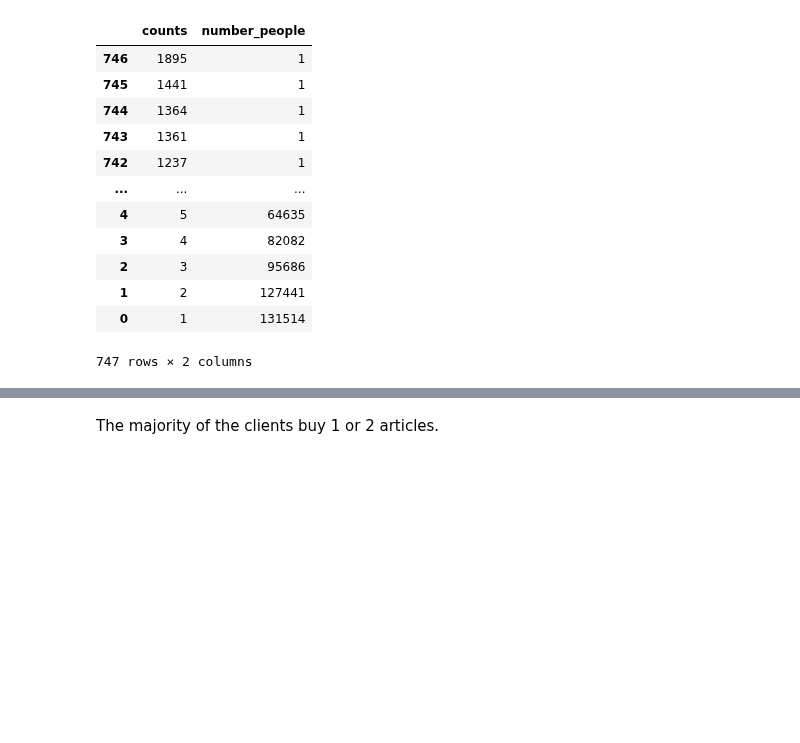
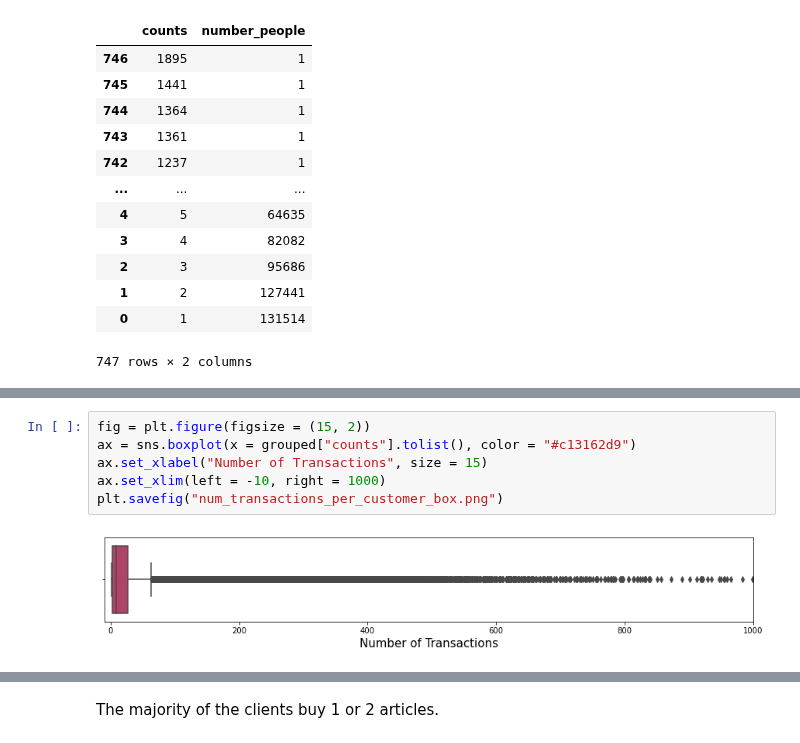
Before and after one commit to msmillan7/Kaggle_Competition-HM_Recommender_System, a Jupyter notebook: 00_EDA.ipynb, the cells around one changed output, grey strips where cells are left out. Saved outputs shown, nothing was run; the diff lists cells and outputs as text; blank space fills up the shorter version.

```diff
--- a/00_EDA.ipynb
+++ b/00_EDA.ipynb
@@ -446,3 +539,11 @@ articles_purchased
+# %%
+fig = plt.figure(figsize = (15, 2))
+ax = sns.boxplot(x = grouped["counts"].tolist(), color = "#c13162d9")
+ax.set_xlabel("Number of Transactions", size = 15)
+ax.set_xlim(left = -10, right = 1000)
+plt.savefig("num_transactions_per_customer_box.png")
+# %% [output]
+[figure, added]
 # %%
 sns.set_style("whitegrid")
 f, ax = plt.subplots(figsize=(15, 12))
```
Also changed, not shown: parts of 12 cells of this notebook, 2 other files.
